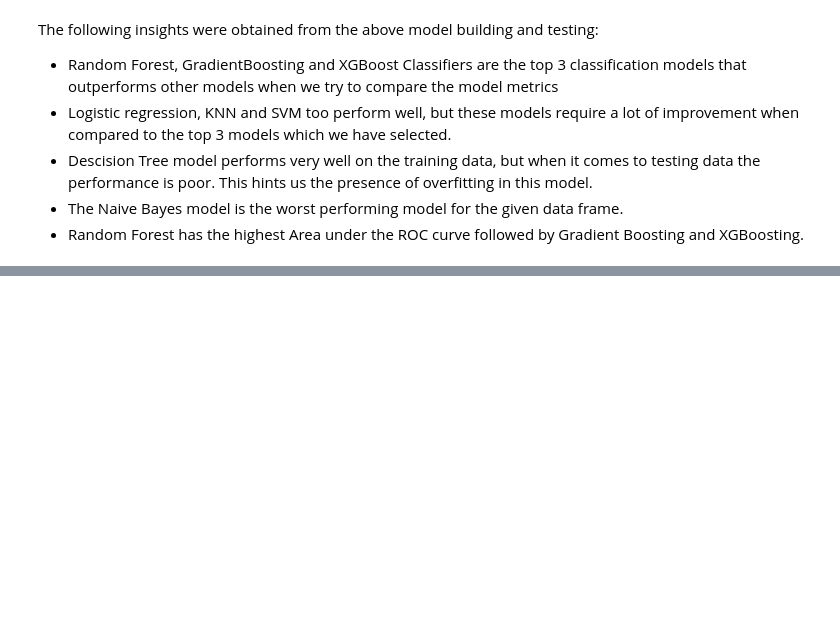
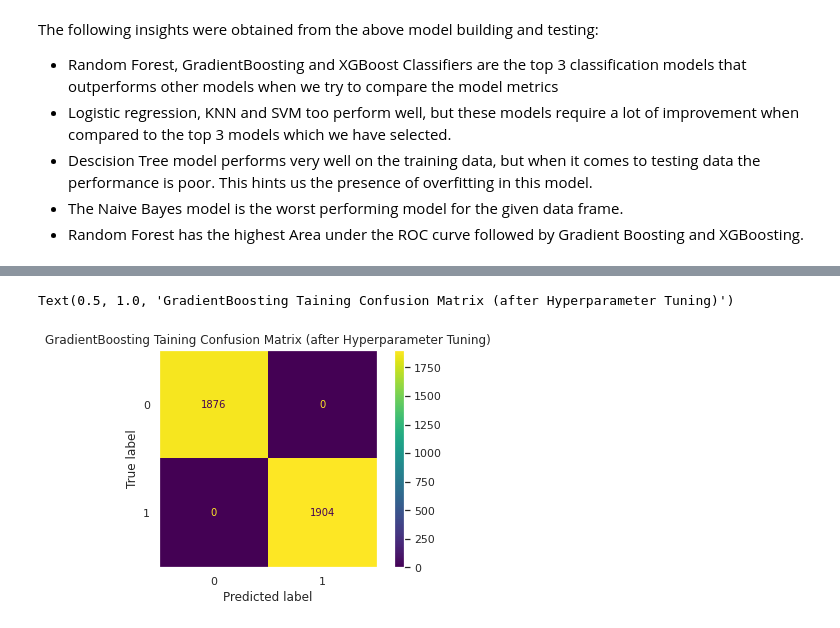
Before and after one commit to Srijan-Rai/CardioVascularRiskPrediction, a Jupyter notebook: Cardiovascular_Risk_Prediction(Classification).ipynb, the cells around one changed output, grey strips where cells are left out. Cells and saved outputs as stored; diff of their text form; code cells hidden in the pictures; blank space fills up the shorter version.

```diff
--- a/Cardiovascular_Risk_Prediction(Classification).ipynb
+++ b/Cardiovascular_Risk_Prediction(Classification).ipynb
@@ -621,0 +717,6 @@ The following insights were obtained from the above model building and testing:
+# %%
+# Hyperparameters for GradientBoosting
+GradientBoostingModel = [["GradientBoosting", GradientBoostingClassifier(random_state=42)]]
+GradientBoostingParams = {'n_estimators' : [300,350,375],'max_depth': [7,8,9,10],'learning_rate': [0.01, 0.001,0.02], 'subsample': [0.5,0.6]}
+# %%
+GradientBoosting_Result,GradientBoosting_Best_Params, GradientBoosting_Train_Cm , GradientBoosting_Test_CM = HPTuning(GradientBoostingModel,GradientBoostingParams)
@@ -621,0 +734,9 @@ The following insights were obtained from the above model building and testing:
+# %%
+#GradientBoosting Training Confusion After Hyperparameter tuning
+GradientBoosting_Train_CM_Display =  ConfusionMatrixDisplay(confusion_matrix = GradientBoosting_Train_Cm)
+GradientBoosting_Train_CM_Display.plot()
+plt.grid(False)
+plt.title("GradientBoosting Taining Confusion Matrix (after Hyperparameter Tuning)")
+# %% [output]
+Text(0.5, 1.0, 'GradientBoosting Taining Confusion Matrix (after Hyperparameter Tuning)')
+[figure, added]
```
Also changed, not shown: parts of 32 cells of this notebook.
